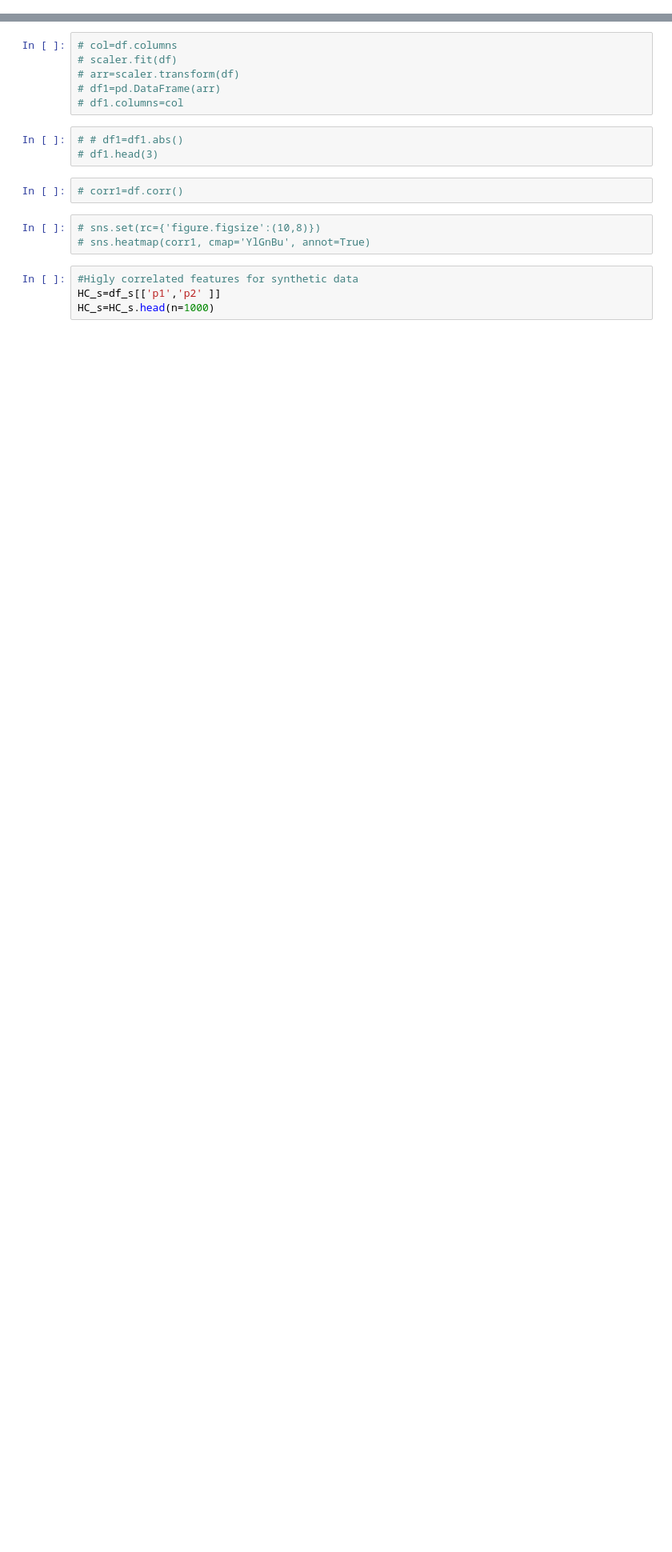
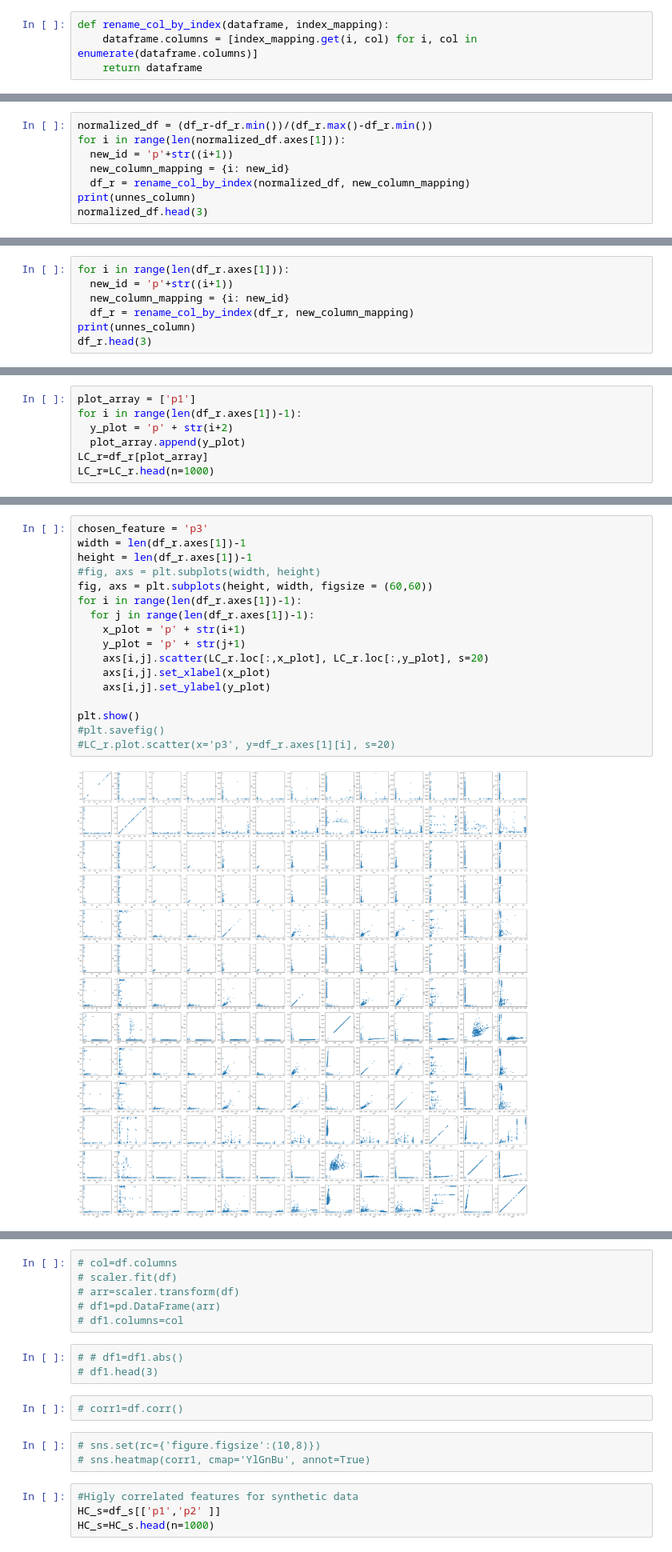
Before and after one commit to BabyFaceNelson/TopologyGANSyntheticData, a Jupyter notebook: Persistent_Diagram_SRU.ipynb, the cells around one changed output, grey strips where cells are left out. Shown at 80% size. Cells and saved outputs as stored; diff of their text form; blank space fills up the shorter version.

```diff
--- a/Persistent_Diagram_SRU.ipynb
+++ b/Persistent_Diagram_SRU.ipynb
@@ -22,0 +29,4 @@ df_s.head(3)
+# %%
+def rename_col_by_index(dataframe, index_mapping):
+    dataframe.columns = [index_mapping.get(i, col) for i, col in enumerate(dataframe.columns)]
+    return dataframe
@@ -32,0 +50,8 @@ df_r.head(3)
+# %%
+normalized_df = (df_r-df_r.min())/(df_r.max()-df_r.min())
+for i in range(len(normalized_df.axes[1])):
+  new_id = 'p'+str((i+1))
+  new_column_mapping = {i: new_id}
+  df_r = rename_col_by_index(normalized_df, new_column_mapping)
+print(unnes_column)
+normalized_df.head(3)
@@ -32,0 +66,7 @@ df_r.head(3)
+# %%
+for i in range(len(df_r.axes[1])):
+  new_id = 'p'+str((i+1))
+  new_column_mapping = {i: new_id}
+  df_r = rename_col_by_index(df_r, new_column_mapping)
+print(unnes_column)
+df_r.head(3)
@@ -32,0 +100,7 @@ df_r.head(3)
+# %%
+plot_array = ['p1']
+for i in range(len(df_r.axes[1])-1):
+  y_plot = 'p' + str(i+2)
+  plot_array.append(y_plot)
+LC_r=df_r[plot_array]
+LC_r=LC_r.head(n=1000)
@@ -32,0 +124,19 @@ df_r.head(3)
+# %%
+chosen_feature = 'p3'
+width = len(df_r.axes[1])-1
+height = len(df_r.axes[1])-1
+#fig, axs = plt.subplots(width, height)
+fig, axs = plt.subplots(height, width, figsize = (60,60))
+for i in range(len(df_r.axes[1])-1):
+  for j in range(len(df_r.axes[1])-1):
+    x_plot = 'p' + str(i+1)
+    y_plot = 'p' + str(j+1)
+    axs[i,j].scatter(LC_r.loc[:,x_plot], LC_r.loc[:,y_plot], s=20)
+    axs[i,j].set_xlabel(x_plot)
+    axs[i,j].set_ylabel(y_plot)
+
+plt.show()
+#plt.savefig()
+#LC_r.plot.scatter(x='p3', y=df_r.axes[1][i], s=20)
+# %% [output]
+[figure, new version]
```
Also changed, not shown: parts of 36 cells of this notebook.
